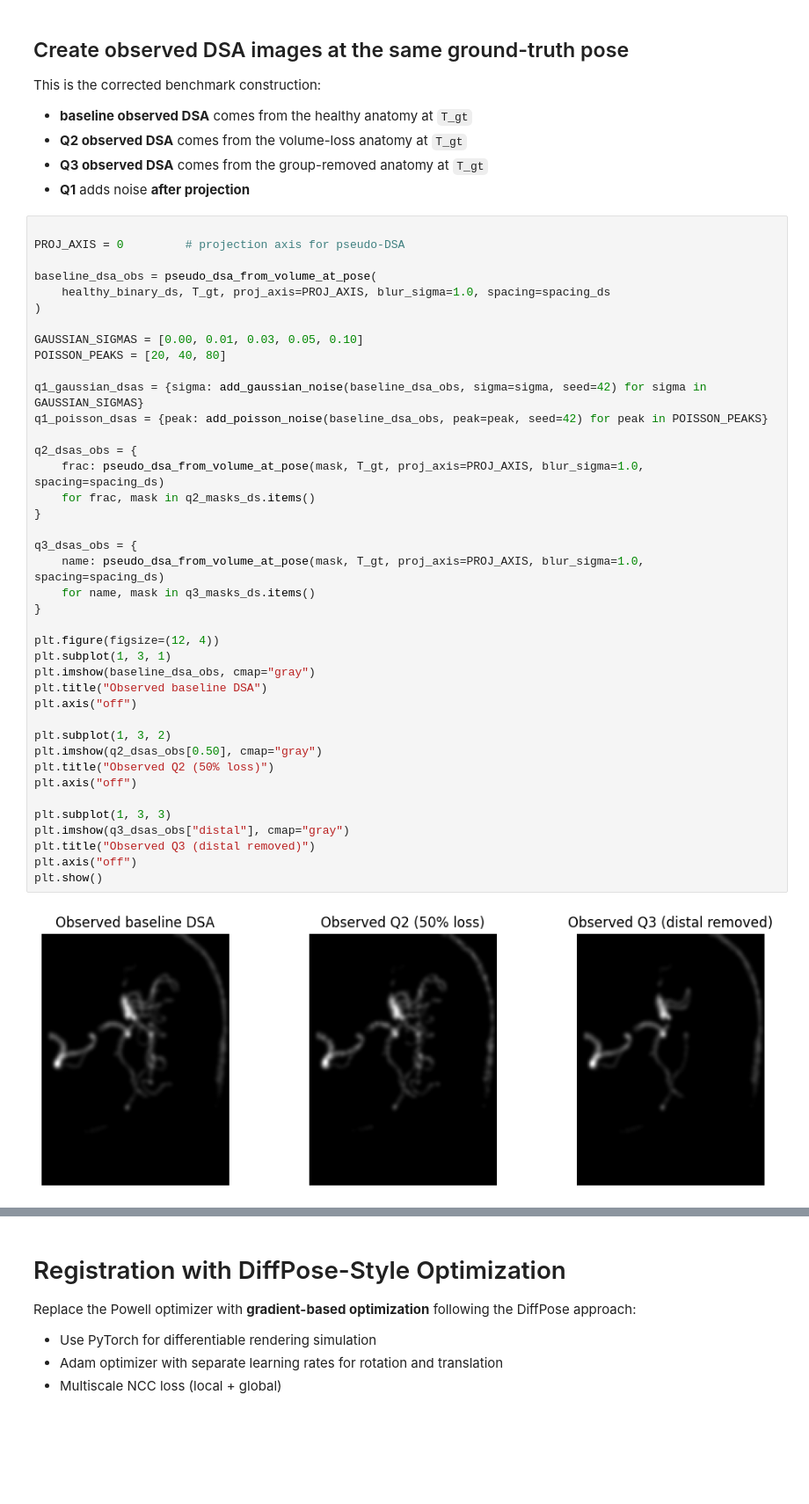
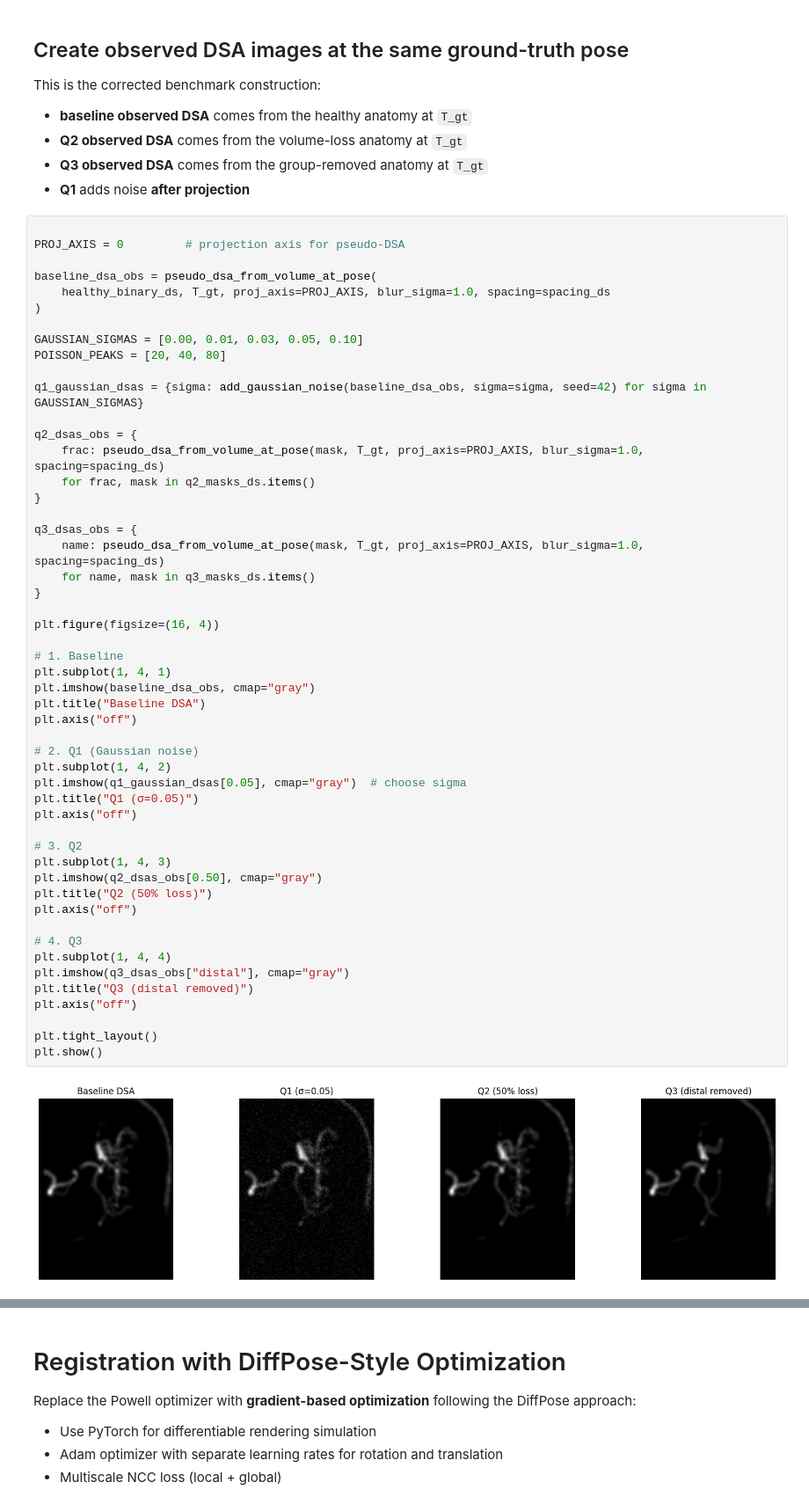
Before and after one commit to CSE291g-MIC-winter-2026/vessel-segmentation-and-registration, a Jupyter notebook: Registration_mTRE_multiscale.ipynb, the cells around one changed output, grey strips where cells are left out. Shown at 88% size. Drawn from its saved outputs; the diff is of its cells as text; blank space fills up the shorter version.

```diff
--- a/Registration_mTRE_multiscale.ipynb
+++ b/Registration_mTRE_multiscale.ipynb
@@ -776,40 +773,51 @@ This is the corrected benchmark construction:
 PROJ_AXIS = 0         # projection axis for pseudo-DSA
 
 baseline_dsa_obs = pseudo_dsa_from_volume_at_pose(
     healthy_binary_ds, T_gt, proj_axis=PROJ_AXIS, blur_sigma=1.0, spacing=spacing_ds
 )
 
 GAUSSIAN_SIGMAS = [0.00, 0.01, 0.03, 0.05, 0.10]
 POISSON_PEAKS = [20, 40, 80]
 
 q1_gaussian_dsas = {sigma: add_gaussian_noise(baseline_dsa_obs, sigma=sigma, seed=42) for sigma in GAUSSIAN_SIGMAS}
-q1_poisson_dsas = {peak: add_poisson_noise(baseline_dsa_obs, peak=peak, seed=42) for peak in POISSON_PEAKS}
 
 q2_dsas_obs = {
     frac: pseudo_dsa_from_volume_at_pose(mask, T_gt, proj_axis=PROJ_AXIS, blur_sigma=1.0, spacing=spacing_ds)
     for frac, mask in q2_masks_ds.items()
 }
 
 q3_dsas_obs = {
     name: pseudo_dsa_from_volume_at_pose(mask, T_gt, proj_axis=PROJ_AXIS, blur_sigma=1.0, spacing=spacing_ds)
     for name, mask in q3_masks_ds.items()
 }
 
-plt.figure(figsize=(12, 4))
-plt.subplot(1, 3, 1)
+plt.figure(figsize=(16, 4))
+
+# 1. Baseline
+plt.subplot(1, 4, 1)
 plt.imshow(baseline_dsa_obs, cmap="gray")
-plt.title("Observed baseline DSA")
+plt.title("Baseline DSA")
 plt.axis("off")
 
-plt.subplot(1, 3, 2)
-plt.imshow(q2_dsas_obs[0.50], cmap="gray")
-plt.title("Observed Q2 (50% loss)")
+# 2. Q1 (Gaussian noise)
+plt.subplot(1, 4, 2)
+plt.imshow(q1_gaussian_dsas[0.05], cmap="gray")  # choose sigma
+plt.title("Q1 (σ=0.05)")
 plt.axis("off")
 
-plt.subplot(1, 3, 3)
+# 3. Q2
+plt.subplot(1, 4, 3)
+plt.imshow(q2_dsas_obs[0.50], cmap="gray")
+plt.title("Q2 (50% loss)")
+plt.axis("off")
+
+# 4. Q3
+plt.subplot(1, 4, 4)
 plt.imshow(q3_dsas_obs["distal"], cmap="gray")
-plt.title("Observed Q3 (distal removed)")
+plt.title("Q3 (distal removed)")
 plt.axis("off")
+
+plt.tight_layout()
 plt.show()
 # %% [output]
-[figure, old version]
+[figure, new version]
```
Also changed, not shown: parts of 10 cells of this notebook.
